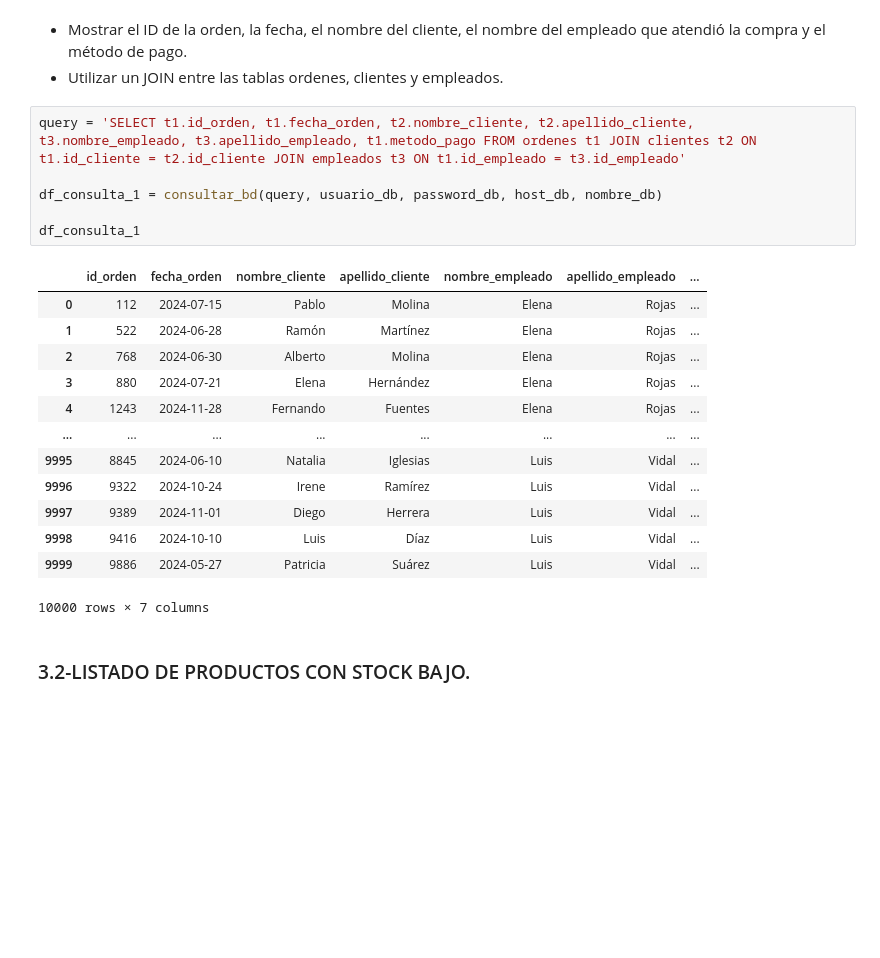
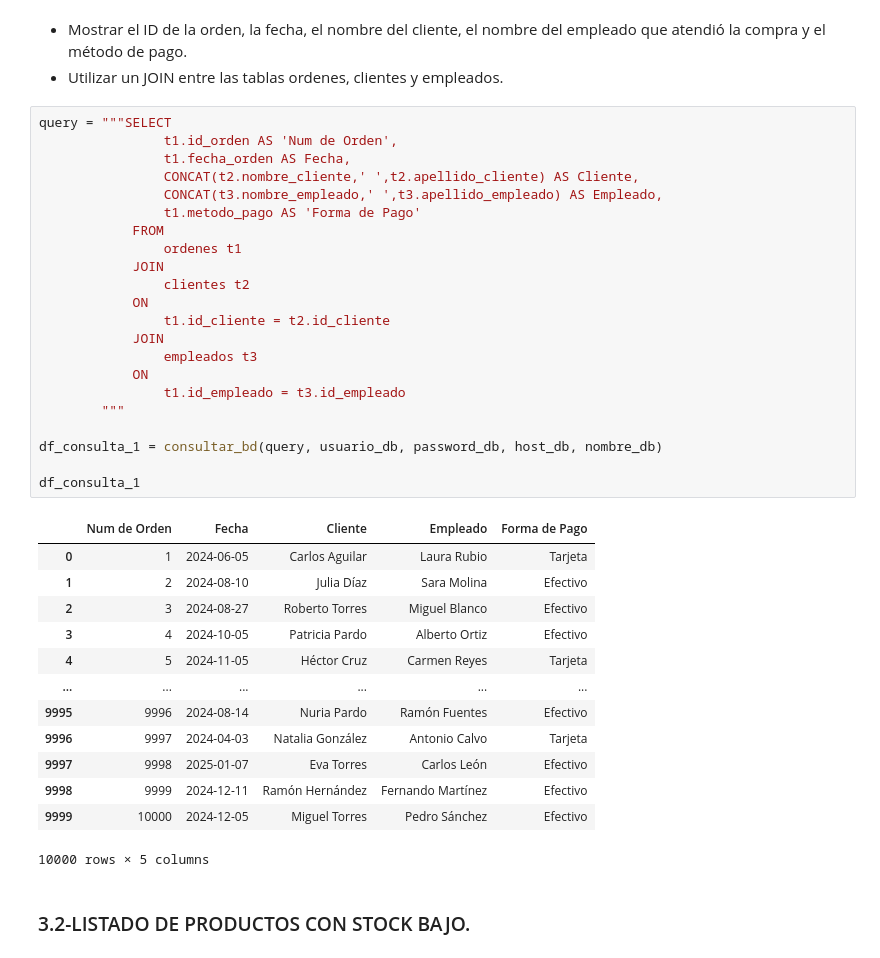
Before and after one commit to angovery/Data-Science-Bootcamp, a Jupyter notebook: Ejercicios_Evaluados/Modulo_4/m4_Jose_Ignacio_Hernández_Palacios.ipynb, the cells around one changed output. Drawn from its saved outputs; the diff is of its cells as text; blank space fills up the shorter version.

```diff
--- a/Ejercicios_Evaluados/Modulo_4/m4_Jose_Ignacio_Hernández_Palacios.ipynb
+++ b/Ejercicios_Evaluados/Modulo_4/m4_Jose_Ignacio_Hernández_Palacios.ipynb
@@ -766,25 +768,41 @@ insertar_dataframe(df_detalle_ordenes,base_datos,'detalle_ordenes')
 * Mostrar el ID de la orden, la fecha, el nombre del cliente, el nombre del empleado que atendió la compra y el método de pago.
 * Utilizar un JOIN entre las tablas ordenes, clientes y empleados.
 # %%
-query = 'SELECT t1.id_orden, t1.fecha_orden, t2.nombre_cliente, t2.apellido_cliente, t3.nombre_empleado, t3.apellido_empleado, t1.metodo_pago FROM ordenes t1 JOIN clientes t2 ON t1.id_cliente = t2.id_cliente JOIN empleados t3 ON t1.id_empleado = t3.id_empleado'
+query = """SELECT
+                t1.id_orden AS 'Num de Orden',
+                t1.fecha_orden AS Fecha,
+                CONCAT(t2.nombre_cliente,' ',t2.apellido_cliente) AS Cliente,
+                CONCAT(t3.nombre_empleado,' ',t3.apellido_empleado) AS Empleado,
+                t1.metodo_pago AS 'Forma de Pago'
+            FROM
+                ordenes t1
+            JOIN
+                clientes t2
+            ON
+                t1.id_cliente = t2.id_cliente
+            JOIN
+                empleados t3
+            ON
+                t1.id_empleado = t3.id_empleado
+        """
 
 df_consulta_1 = consultar_bd(query, usuario_db, password_db, host_db, nombre_db)
 
 df_consulta_1
 # %% [output]
-|  | id_orden | fecha_orden | nombre_cliente | apellido_cliente | nombre_empleado | apellido_empleado | ... |
-| 0 | 112 | 2024-07-15 | Pablo | Molina | Elena | Rojas | ... |
-| 1 | 522 | 2024-06-28 | Ramón | Martínez | Elena | Rojas | ... |
-| 2 | 768 | 2024-06-30 | Alberto | Molina | Elena | Rojas | ... |
-| 3 | 880 | 2024-07-21 | Elena | Hernández | Elena | Rojas | ... |
-| 4 | 1243 | 2024-11-28 | Fernando | Fuentes | Elena | Rojas | ... |
-| ... | ... | ... | ... | ... | ... | ... | ... |
-| 9995 | 8845 | 2024-06-10 | Natalia | Iglesias | Luis | Vidal | ... |
-| 9996 | 9322 | 2024-10-24 | Irene | Ramírez | Luis | Vidal | ... |
-| 9997 | 9389 | 2024-11-01 | Diego | Herrera | Luis | Vidal | ... |
-| 9998 | 9416 | 2024-10-10 | Luis | Díaz | Luis | Vidal | ... |
-| 9999 | 9886 | 2024-05-27 | Patricia | Suárez | Luis | Vidal | ... |
+|  | Num de Orden | Fecha | Cliente | Empleado | Forma de Pago |
+| 0 | 1 | 2024-06-05 | Carlos Aguilar | Laura Rubio | Tarjeta |
+| 1 | 2 | 2024-08-10 | Julia Díaz | Sara Molina | Efectivo |
+| 2 | 3 | 2024-08-27 | Roberto Torres | Miguel Blanco | Efectivo |
+| 3 | 4 | 2024-10-05 | Patricia Pardo | Alberto Ortiz | Efectivo |
+| 4 | 5 | 2024-11-05 | Héctor Cruz | Carmen Reyes | Tarjeta |
+| ... | ... | ... | ... | ... | ... |
+| 9995 | 9996 | 2024-08-14 | Nuria Pardo | Ramón Fuentes | Efectivo |
+| 9996 | 9997 | 2024-04-03 | Natalia González | Antonio Calvo | Tarjeta |
+| 9997 | 9998 | 2025-01-07 | Eva Torres | Carlos León | Efectivo |
+| 9998 | 9999 | 2024-12-11 | Ramón Hernández | Fernando Martínez | Efectivo |
+| 9999 | 10000 | 2024-12-05 | Miguel Torres | Pedro Sánchez | Efectivo |
-10000 rows × 7 columns
+10000 rows × 5 columns
 # %% [markdown]
 ### 3.2-LISTADO DE PRODUCTOS CON STOCK BAJO.
 # %% [markdown]
```
Also changed, not shown: parts of 19 cells of this notebook.
